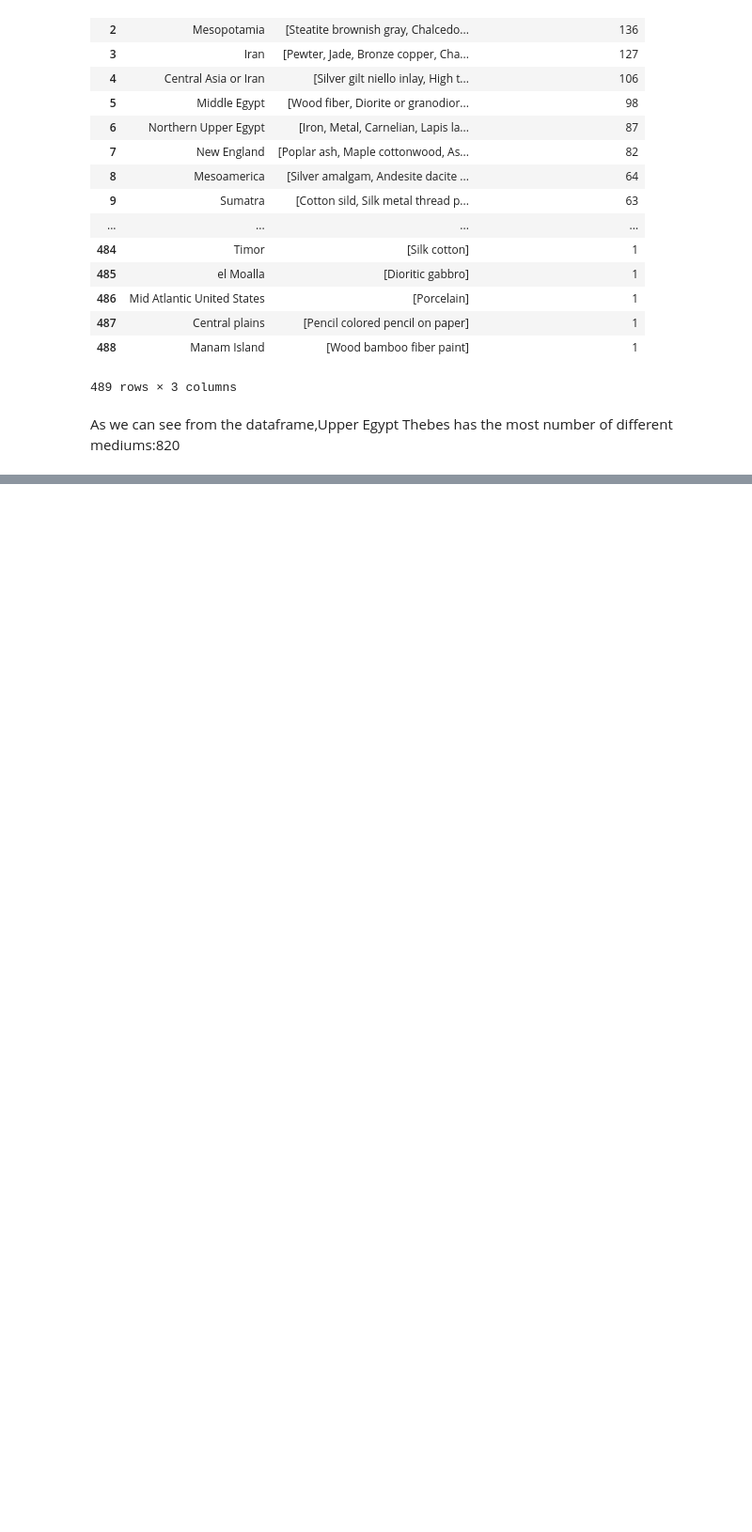
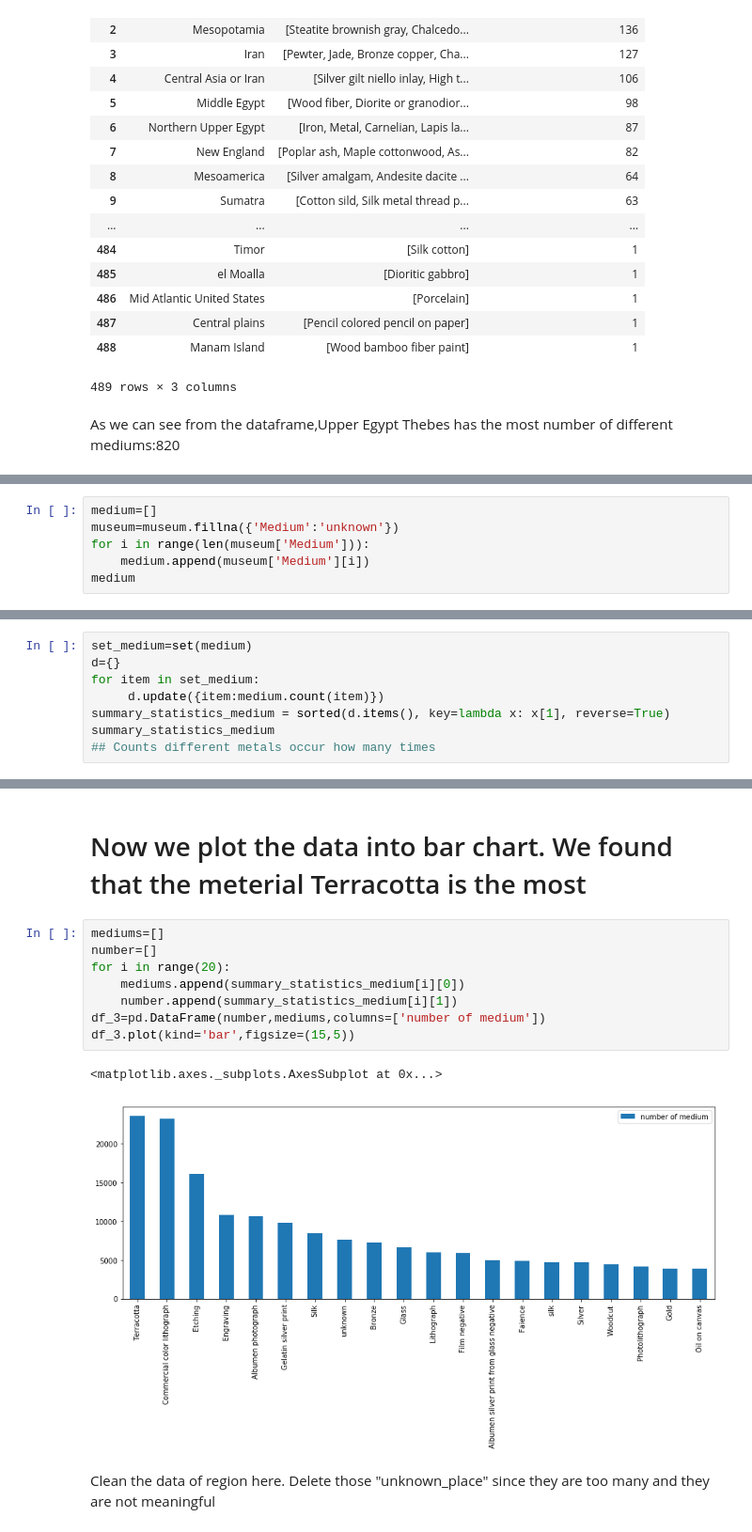
Before and after one commit to tcj1995/final-project, a Jupyter notebook: final.ipynb, the cells around one changed output, grey strips where cells are left out. Shown: that part at 94% size. Cells and saved outputs as stored; diff of their text form; blank space fills up the shorter version.

```diff
--- a/final.ipynb
+++ b/final.ipynb
@@ -327,0 +328,6 @@ As we can see from the dataframe,Upper Egypt Thebes has the most number of diffe
+# %%
+medium=[]
+museum=museum.fillna({'Medium':'unknown'})
+for i in range(len(museum['Medium'])):
+    medium.append(museum['Medium'][i])
+medium
@@ -327,0 +354,8 @@ As we can see from the dataframe,Upper Egypt Thebes has the most number of diffe
+# %%
+set_medium=set(medium)
+d={}
+for item in set_medium:
+     d.update({item:medium.count(item)})
+summary_statistics_medium = sorted(d.items(), key=lambda x: x[1], reverse=True)
+summary_statistics_medium
+## Counts different metals occur how many times
@@ -327,0 +380,15 @@ As we can see from the dataframe,Upper Egypt Thebes has the most number of diffe
+# %% [markdown]
+# Now we plot the data into bar chart. We found that the meterial Terracotta is the most
+# %%
+mediums=[]
+number=[]
+for i in range(20):
+    mediums.append(summary_statistics_medium[i][0])
+    number.append(summary_statistics_medium[i][1])
+df_3=pd.DataFrame(number,mediums,columns=['number of medium'])
+df_3.plot(kind='bar',figsize=(15,5))
+# %% [output]
+<matplotlib.axes._subplots.AxesSubplot at 0x...>
+[figure, added]
+# %% [markdown]
+Clean the data of region here. Delete those "unknown_place" since they are too many and they are not meaningful
```
Also changed, not shown: parts of 14 cells of this notebook.
